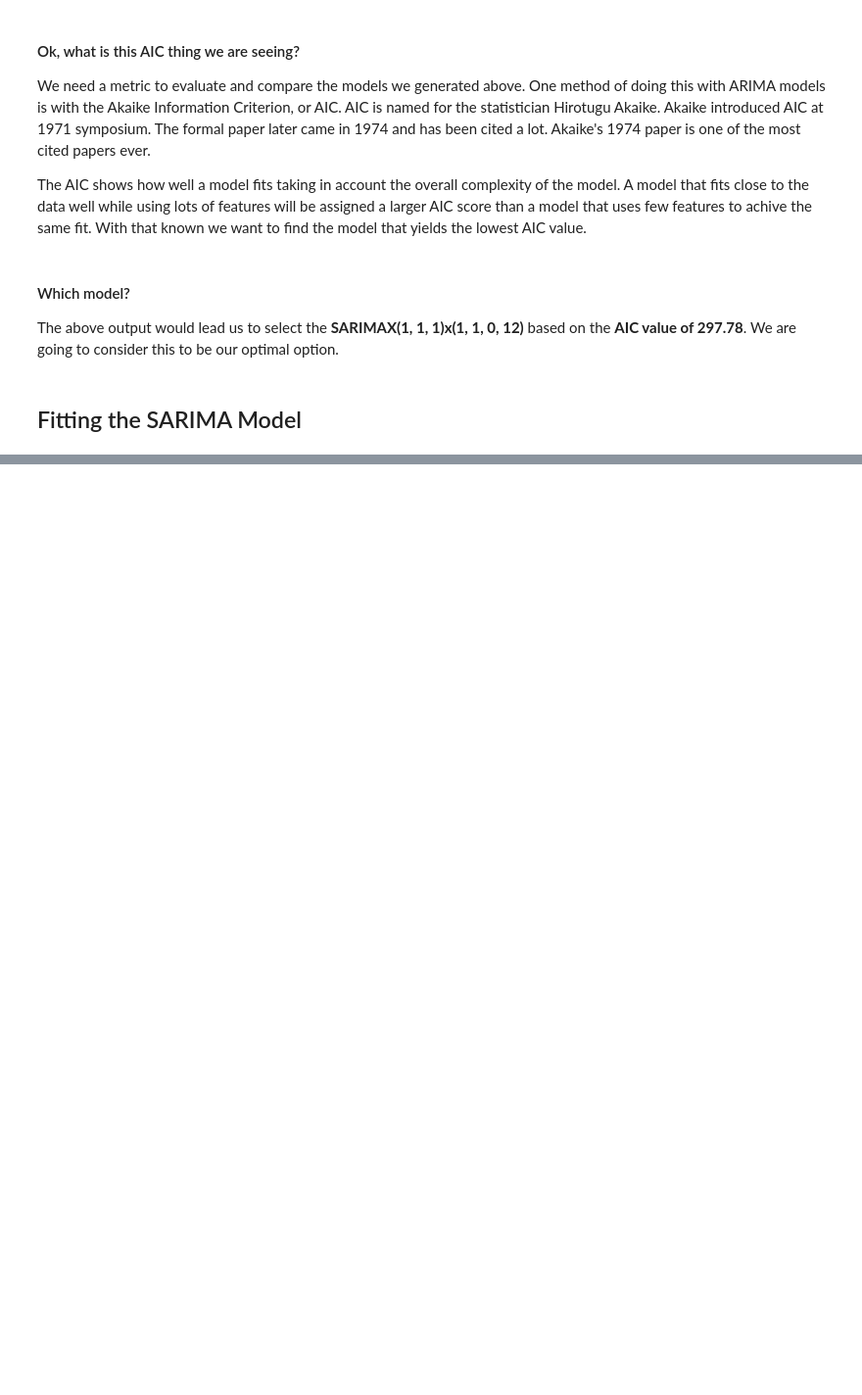
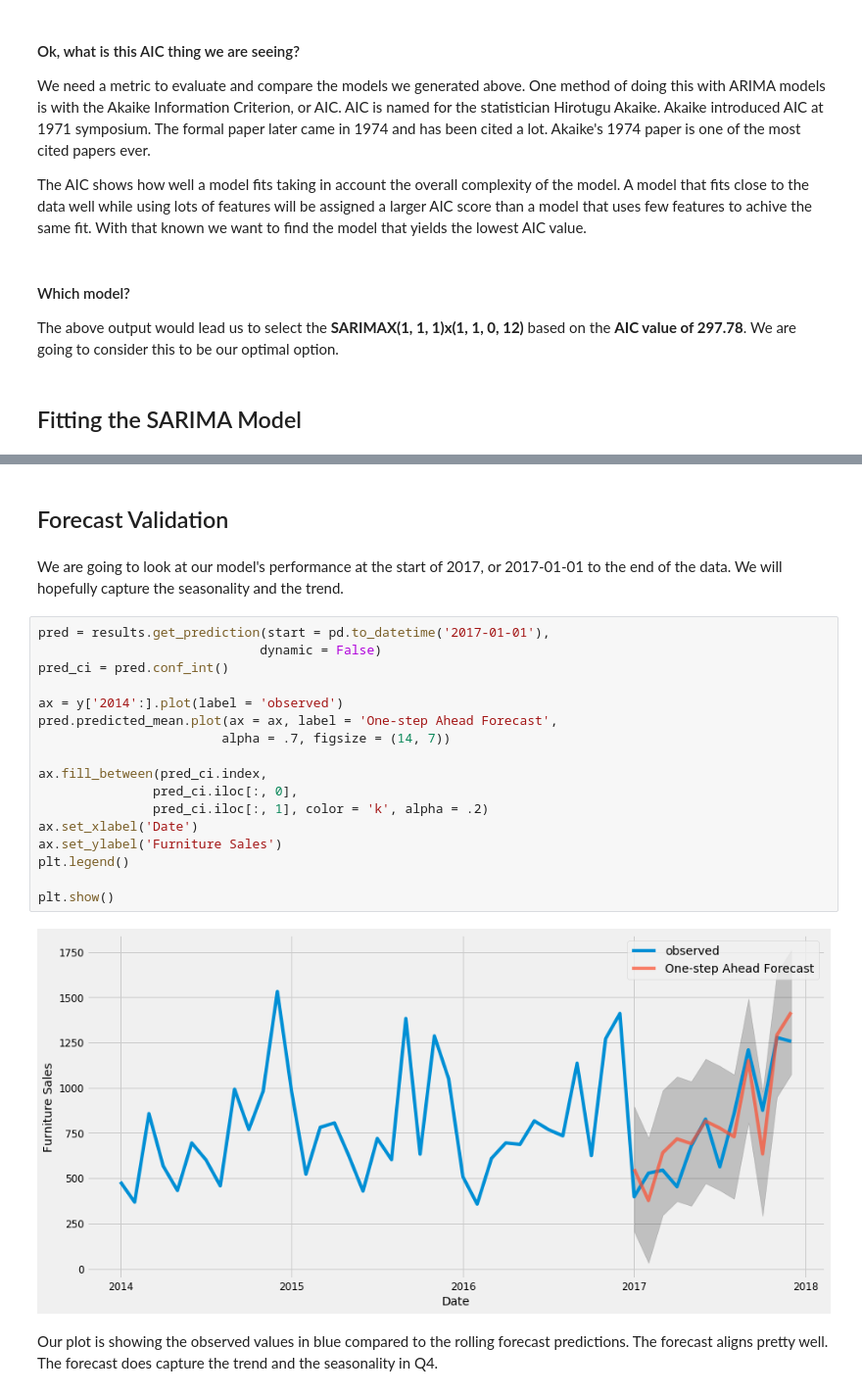
Before and after one commit to therealcrowder/timeSeriesStuff, a Jupyter notebook: pythonTimeSeries.ipynb, the cells around one changed output, grey strips where cells are left out. Shown at 98% size. Saved outputs shown, nothing was run; the diff lists cells and outputs as text; blank space fills up the shorter version.

```diff
--- a/pythonTimeSeries.ipynb
+++ b/pythonTimeSeries.ipynb
@@ -215,0 +245,25 @@ The above output would lead us to select the **SARIMAX(1, 1, 1)x(1, 1, 0, 12)**
+# %% [markdown]
+## Forecast Validation
+# %% [markdown]
+We are going to look at our model's performance at the start of 2017, or 2017-01-01 to the end of the data. We will hopefully capture the seasonality and the trend.
+# %%
+pred = results.get_prediction(start = pd.to_datetime('2017-01-01'),
+                             dynamic = False)
+pred_ci = pred.conf_int()
+
+ax = y['2014':].plot(label = 'observed')
+pred.predicted_mean.plot(ax = ax, label = 'One-step Ahead Forecast',
+                        alpha = .7, figsize = (14, 7))
+
+ax.fill_between(pred_ci.index,
+               pred_ci.iloc[:, 0],
+               pred_ci.iloc[:, 1], color = 'k', alpha = .2)
+ax.set_xlabel('Date')
+ax.set_ylabel('Furniture Sales')
+plt.legend()
+
+plt.show()
+# %% [output]
+[figure, added]
+# %% [markdown]
+Our plot is showing the observed values in blue compared to the rolling forecast predictions. The forecast aligns pretty well. The forecast does capture the trend and the seasonality in Q4.
```
Also changed, not shown: parts of 5 cells of this notebook.
